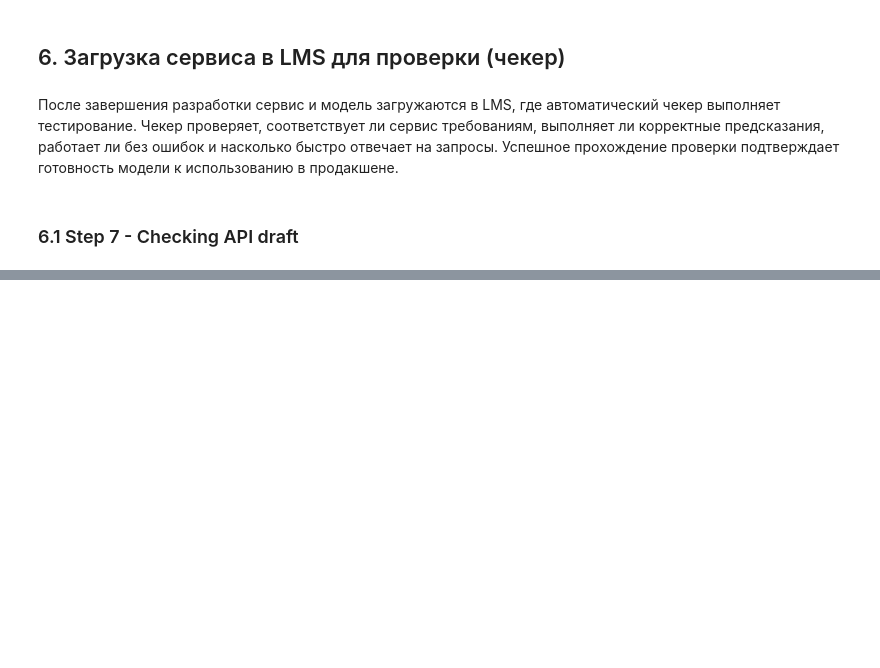
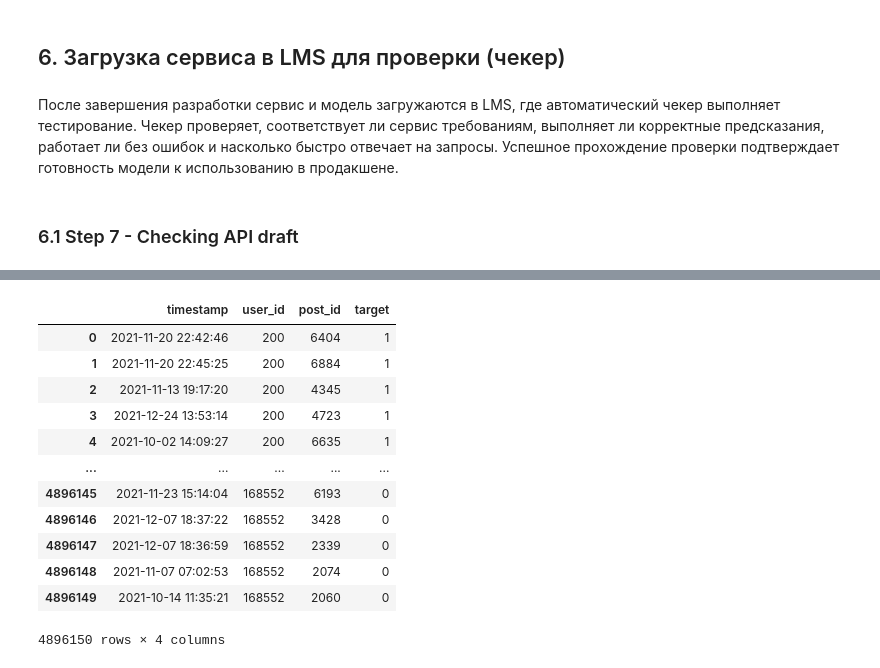
Before and after one commit to nktnlx/mle_course, a Jupyter notebook: 02_ml/22_rec_sys_project/22_rec_sys_project.ipynb, the cells around one changed output, grey strips where cells are left out. Saved outputs shown, nothing was run; the diff lists cells and outputs as text; code cells hidden in the pictures; blank space fills up the shorter version.

```diff
--- a/02_ml/22_rec_sys_project/22_rec_sys_project.ipynb
+++ b/02_ml/22_rec_sys_project/22_rec_sys_project.ipynb
@@ -884,0 +1012,18 @@ def recommended_posts(
+# %%
+feed_df = pd.concat([feed_df_likes, feed_df_views], ignore_index=True)
+# %%
+feed_df
+# %% [output]
+|  | timestamp | user_id | post_id | target |
+| 0 | 2021-11-20 22:42:46 | 200 | 6404 | 1 |
+| 1 | 2021-11-20 22:45:25 | 200 | 6884 | 1 |
+| 2 | 2021-11-13 19:17:20 | 200 | 4345 | 1 |
+| 3 | 2021-12-24 13:53:14 | 200 | 4723 | 1 |
+| 4 | 2021-10-02 14:09:27 | 200 | 6635 | 1 |
+| ... | ... | ... | ... | ... |
+| 4896145 | 2021-11-23 15:14:04 | 168552 | 6193 | 0 |
+| 4896146 | 2021-12-07 18:37:22 | 168552 | 3428 | 0 |
+| 4896147 | 2021-12-07 18:36:59 | 168552 | 2339 | 0 |
+| 4896148 | 2021-11-07 07:02:53 | 168552 | 2074 | 0 |
+| 4896149 | 2021-10-14 11:35:21 | 168552 | 2060 | 0 |
+4896150 rows × 4 columns
```
Also changed, not shown: parts of 42 cells of this notebook.
